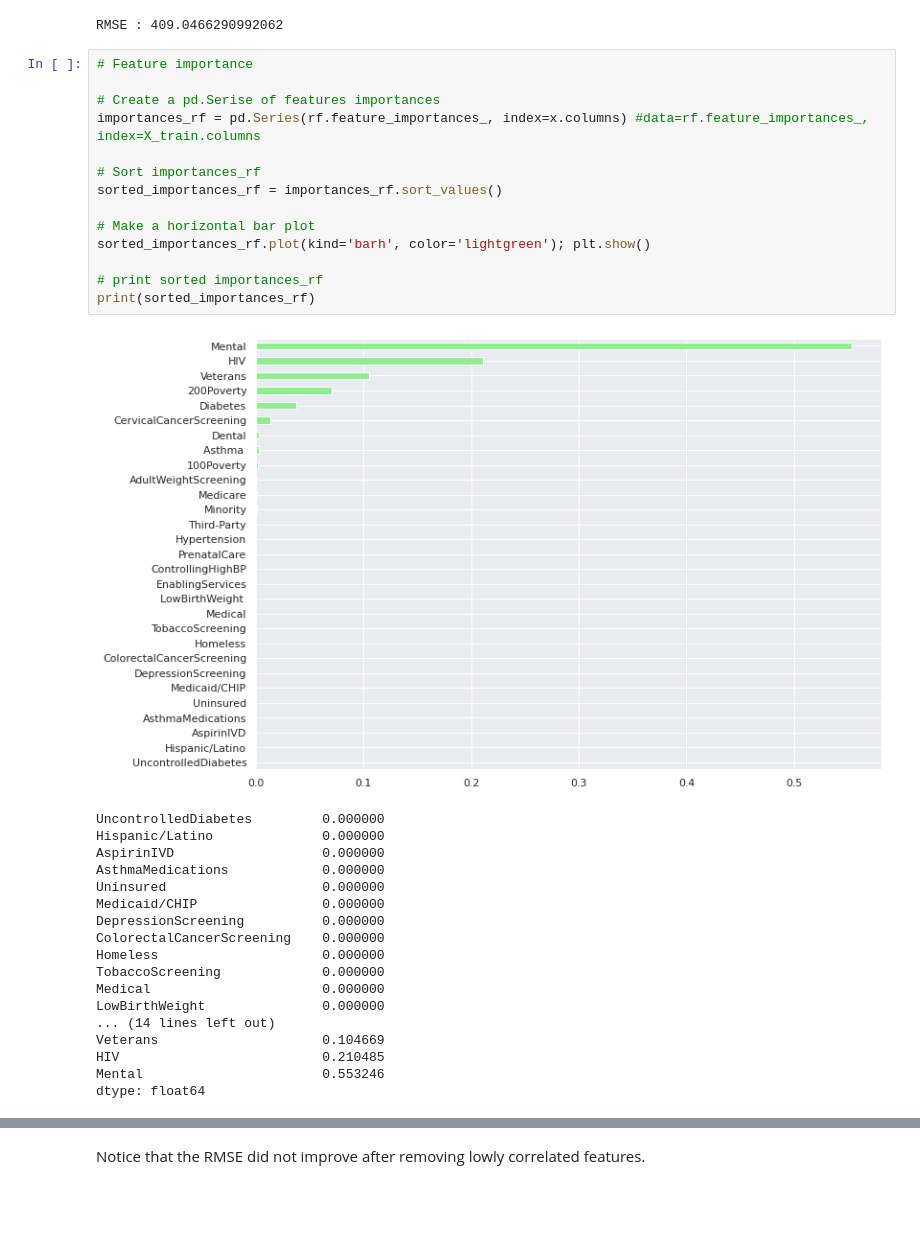
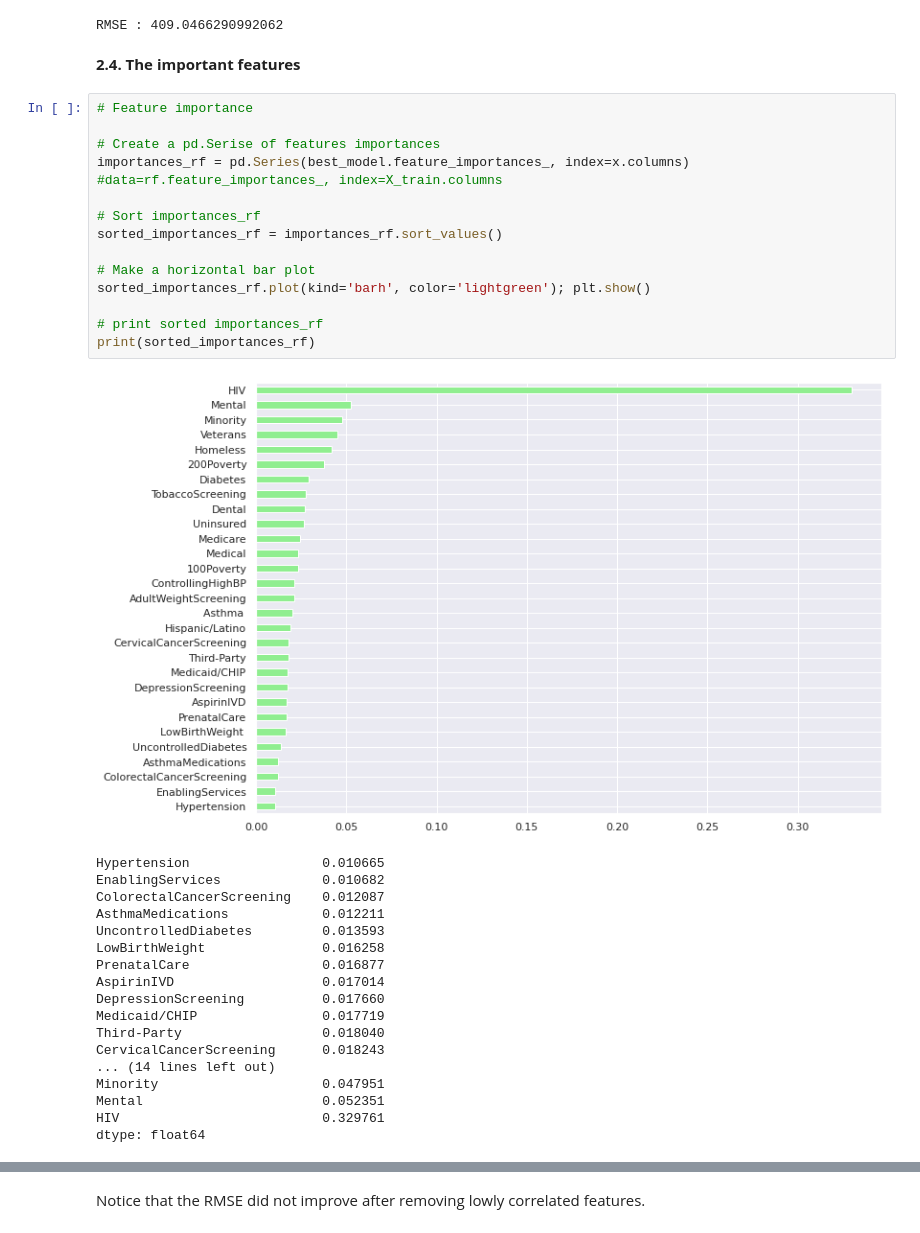
Before and after one commit to nnc1230/nnc1230.github.io, a Jupyter notebook: HRSA_Cost_Prediction.ipynb, the cells around one changed output, grey strips where cells are left out. Saved outputs shown, nothing was run; the diff lists cells and outputs as text; blank space fills up the shorter version.

```diff
--- a/HRSA_Cost_Prediction.ipynb
+++ b/HRSA_Cost_Prediction.ipynb
@@ -305,37 +326,39 @@ predictions = best_model.predict(x_test)
 print("RMSE : {}".format((MSE(y_test, predictions)**(1/2))))
 # %% [output]
 RMSE : 409.0466290992062
+# %% [markdown]
+**2.4. The important features**
 # %%
 # Feature importance
 
 # Create a pd.Serise of features importances
-importances_rf = pd.Series(rf.feature_importances_, index=x.columns) #data=rf.feature_importances_, index=X_train.columns
+importances_rf = pd.Series(best_model.feature_importances_, index=x.columns) #data=rf.feature_importances_, index=X_train.columns
 
 # Sort importances_rf
 sorted_importances_rf = importances_rf.sort_values()
 
 # Make a horizontal bar plot
 sorted_importances_rf.plot(kind='barh', color='lightgreen'); plt.show()
 
 # print sorted importances_rf
 print(sorted_importances_rf)
 # %% [output]
-[figure, old version]
+[figure, new version]
-UncontrolledDiabetes         0.000000
-Hispanic/Latino              0.000000
-AspirinIVD                   0.000000
-AsthmaMedications            0.000000
-Uninsured                    0.000000
-Medicaid/CHIP                0.000000
-DepressionScreening          0.000000
-ColorectalCancerScreening    0.000000
-Homeless                     0.000000
-TobaccoScreening             0.000000
-Medical                      0.000000
-LowBirthWeight               0.000000
+Hypertension                 0.010665
+EnablingServices             0.010682
+ColorectalCancerScreening    0.012087
+AsthmaMedications            0.012211
+UncontrolledDiabetes         0.013593
+LowBirthWeight               0.016258
+PrenatalCare                 0.016877
+AspirinIVD                   0.017014
+DepressionScreening          0.017660
+Medicaid/CHIP                0.017719
+Third-Party                  0.018040
+CervicalCancerScreening      0.018243
 ... (14 lines left out)
-Veterans                     0.104669
-HIV                          0.210485
-Mental                       0.553246
+Minority                     0.047951
+Mental                       0.052351
+HIV                          0.329761
 dtype: float64
 # %% [markdown]
```
Also changed, not shown: parts of 13 cells of this notebook.
